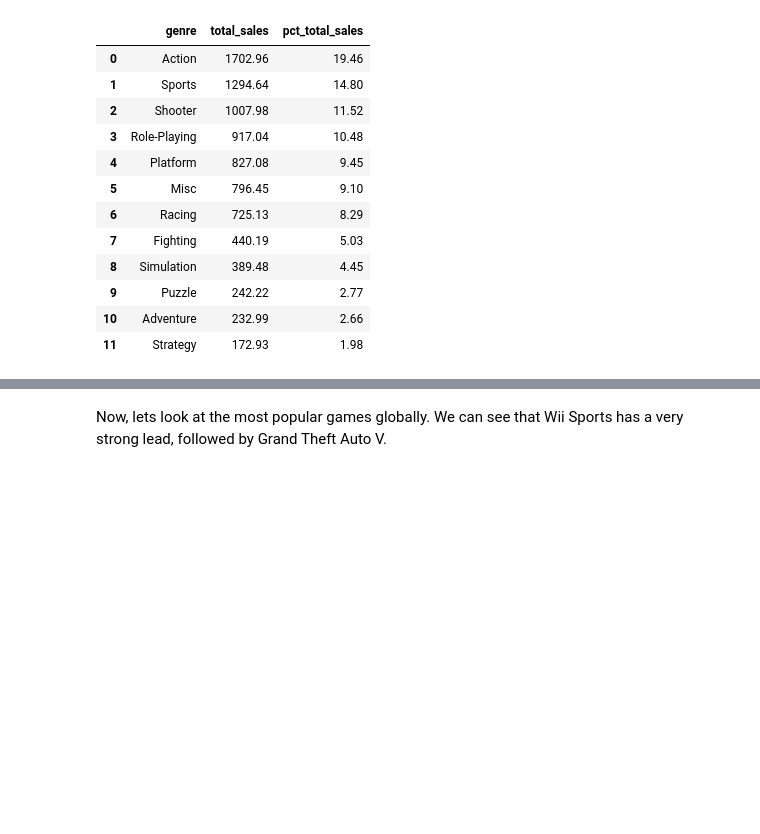
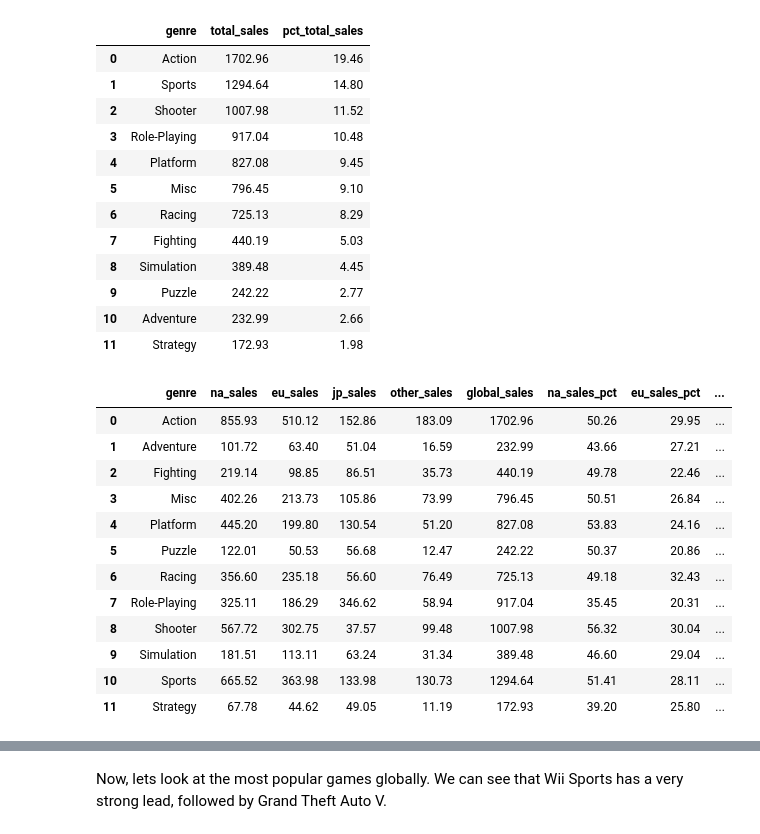
Before and after one commit to 3kleo/Video-Game-Sales-Analysis, a Jupyter notebook: notebook.ipynb, the cells around one changed output, grey strips where cells are left out. Cells and saved outputs as stored; diff of their text form; code cells hidden in the pictures; blank space fills up the shorter version.

```diff
--- a/notebook.ipynb
+++ b/notebook.ipynb
@@ -245,3 +243,24 @@ df_temp
 | 9 | Puzzle | 242.22 | 2.77 |
 | 10 | Adventure | 232.99 | 2.66 |
 | 11 | Strategy | 172.93 | 1.98 |
+# %%
+df_temp = df.groupby('genre')[['na_sales', 'eu_sales', 'jp_sales', 'other_sales', 'global_sales']].sum().reset_index()
+df_temp['na_sales_pct'] = round(df_temp['na_sales'] / df_temp['global_sales'], 4) * 100
+df_temp['eu_sales_pct'] = round(df_temp['eu_sales'] / df_temp['global_sales'], 4) * 100
+df_temp['jp_sales_pct'] = round(df_temp['jp_sales'] / df_temp['global_sales'], 4) * 100
+df_temp['other_sales_pct'] = round(df_temp['other_sales'] / df_temp['global_sales'], 4) * 100
+df_temp
+# %% [output]
+|  | genre | na_sales | eu_sales | jp_sales | other_sales | global_sales | na_sales_pct | eu_sales_pct | ... |
+| 0 | Action | 855.93 | 510.12 | 152.86 | 183.09 | 1702.96 | 50.26 | 29.95 | ... |
+| 1 | Adventure | 101.72 | 63.40 | 51.04 | 16.59 | 232.99 | 43.66 | 27.21 | ... |
+| 2 | Fighting | 219.14 | 98.85 | 86.51 | 35.73 | 440.19 | 49.78 | 22.46 | ... |
+| 3 | Misc | 402.26 | 213.73 | 105.86 | 73.99 | 796.45 | 50.51 | 26.84 | ... |
+| 4 | Platform | 445.20 | 199.80 | 130.54 | 51.20 | 827.08 | 53.83 | 24.16 | ... |
+| 5 | Puzzle | 122.01 | 50.53 | 56.68 | 12.47 | 242.22 | 50.37 | 20.86 | ... |
+| 6 | Racing | 356.60 | 235.18 | 56.60 | 76.49 | 725.13 | 49.18 | 32.43 | ... |
+| 7 | Role-Playing | 325.11 | 186.29 | 346.62 | 58.94 | 917.04 | 35.45 | 20.31 | ... |
+| 8 | Shooter | 567.72 | 302.75 | 37.57 | 99.48 | 1007.98 | 56.32 | 30.04 | ... |
+| 9 | Simulation | 181.51 | 113.11 | 63.24 | 31.34 | 389.48 | 46.60 | 29.04 | ... |
+| 10 | Sports | 665.52 | 363.98 | 133.98 | 130.73 | 1294.64 | 51.41 | 28.11 | ... |
+| 11 | Strategy | 67.78 | 44.62 | 49.05 | 11.19 | 172.93 | 39.20 | 25.80 | ... |
```
Also changed, not shown: parts of 17 cells of this notebook.
